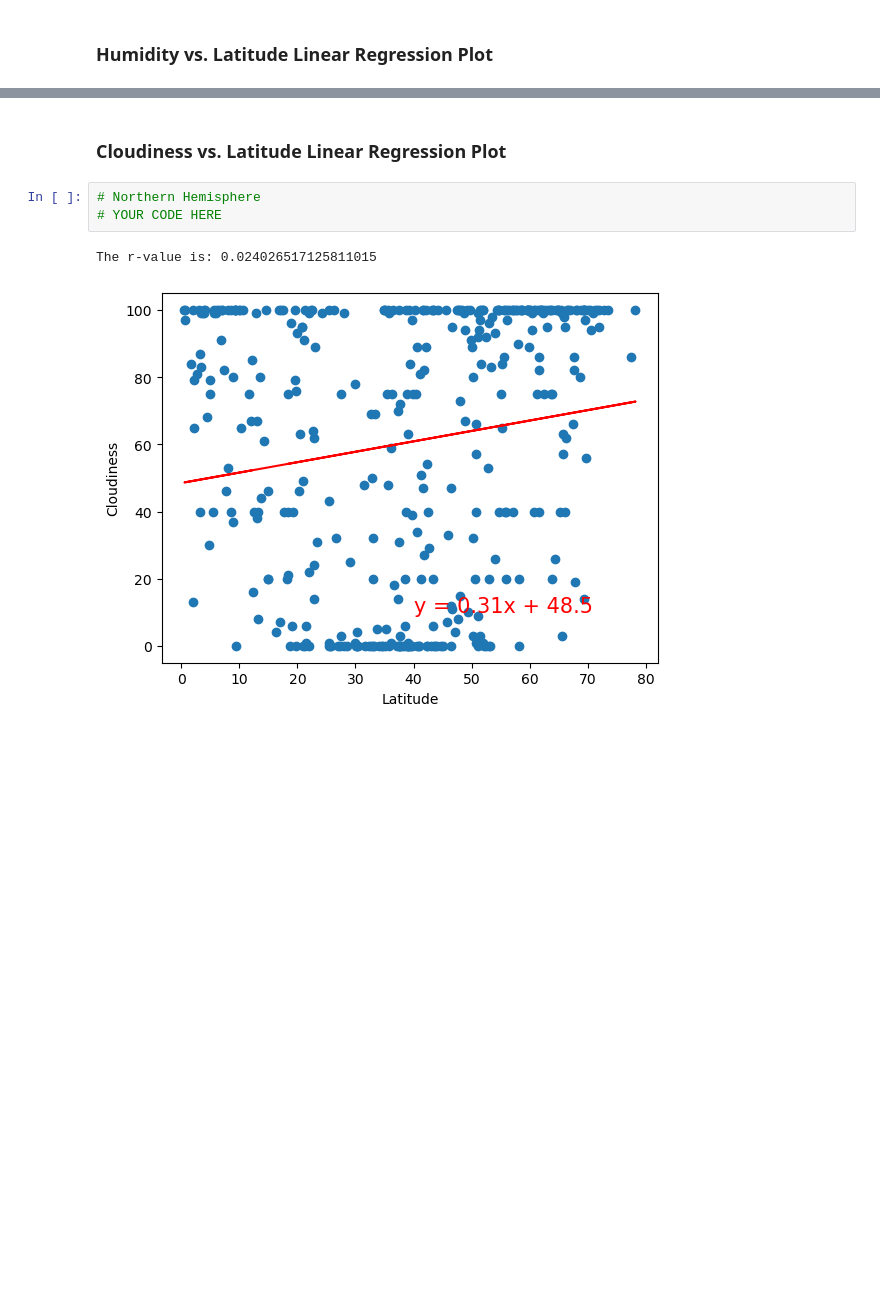
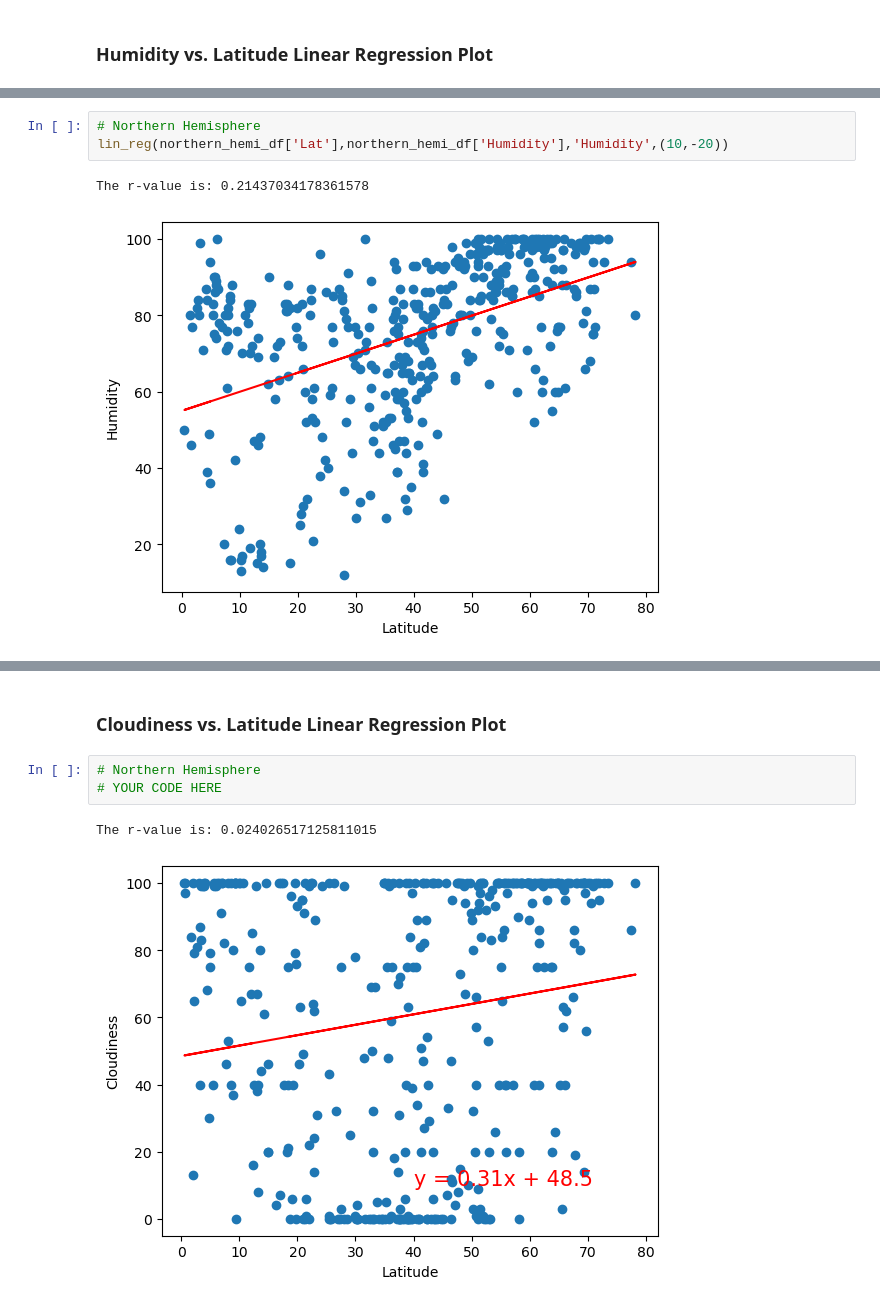
Before and after one commit to GabrielaCLopez/python-api-challenge, a Jupyter notebook: WeatherPy/WeatherPy.ipynb, the cells around one changed output, grey strips where cells are left out. Drawn from its saved outputs; the diff is of its cells as text; blank space fills up the shorter version.

```diff
--- a/WeatherPy/WeatherPy.ipynb
+++ b/WeatherPy/WeatherPy.ipynb
@@ -375,0 +364,6 @@ The r-value is: 0.0002808747046324607
+# %%
+# Northern Hemisphere
+lin_reg(northern_hemi_df['Lat'],northern_hemi_df['Humidity'],'Humidity',(10,-20))
+# %% [output]
+The r-value is: 0.21437034178361578
+[figure, added]
```
Also changed, not shown: parts of 5 cells of this notebook.
